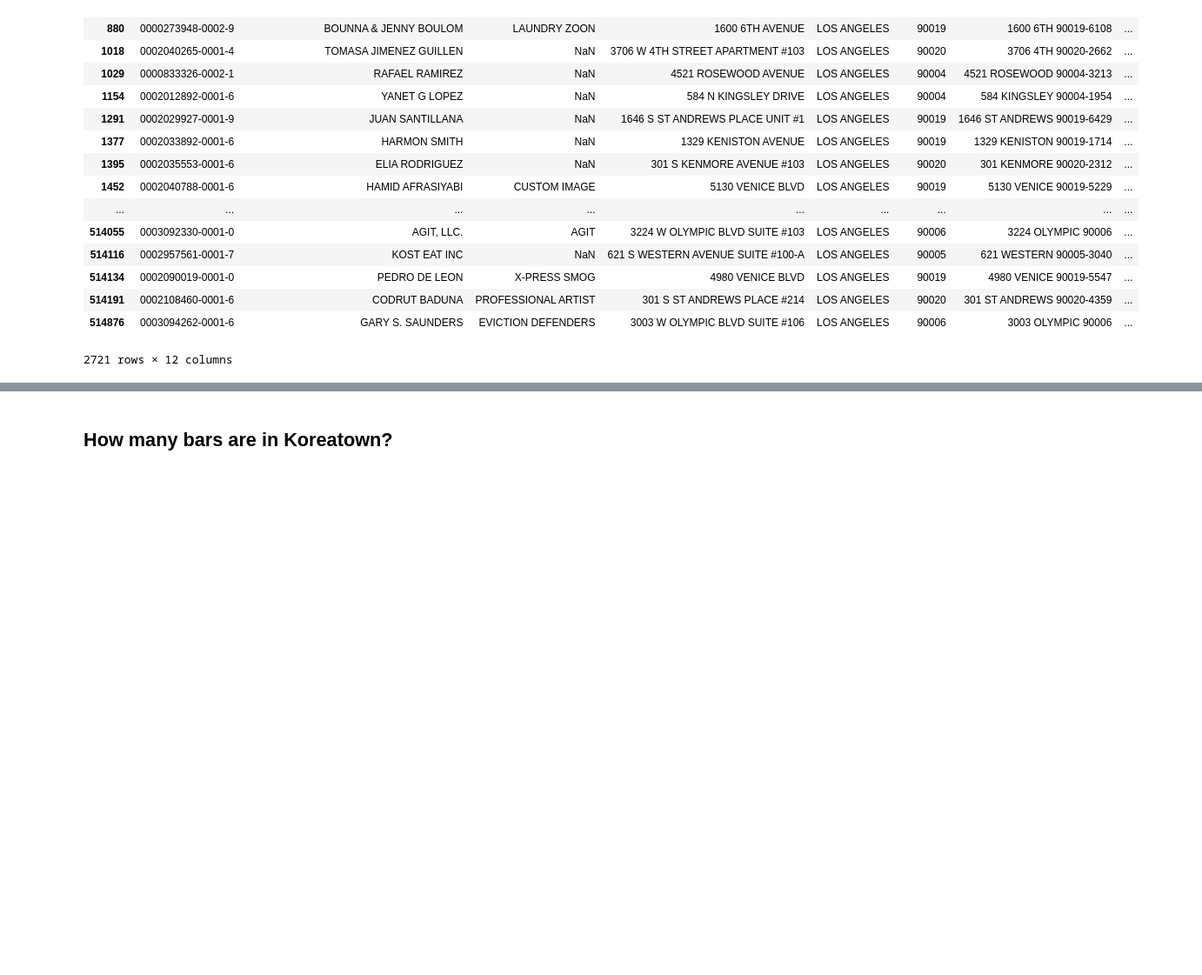
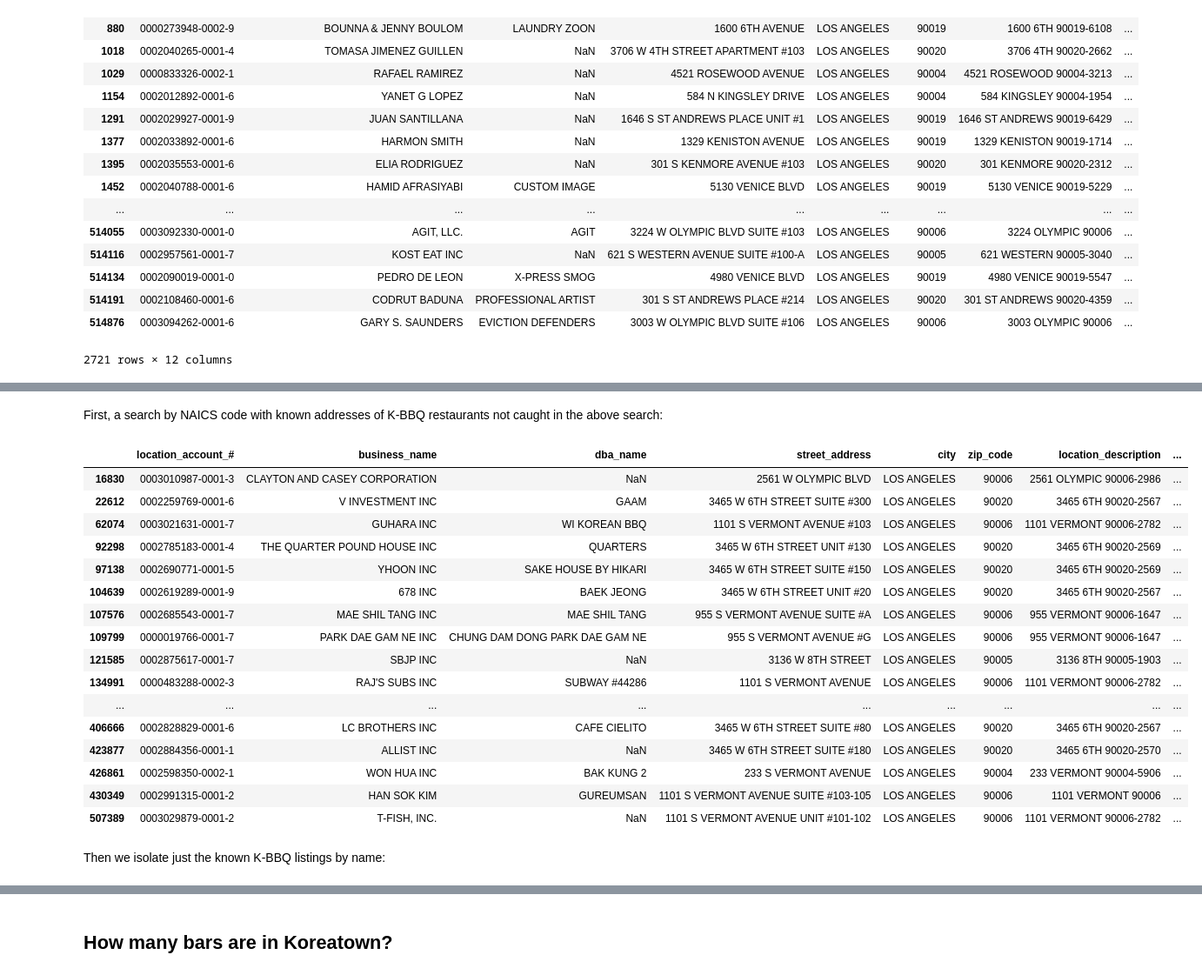
Before and after one commit to russenoire/koreatown, a Jupyter notebook: draft001.ipynb, the cells around one changed output, grey strips where cells are left out. Shown at 87% size. Drawn from its saved outputs; the diff is of its cells as text; code cells hidden in the pictures; blank space fills up the shorter version.

```diff
--- a/draft001.ipynb
+++ b/draft001.ipynb
@@ -182,0 +238,31 @@ ktown_naics_nulls
+# %% [markdown]
+First, a search by NAICS code with known addresses of K-BBQ restaurants not caught in the above search:
+# %%
+ktown_biz.loc[((ktown_biz['naics'] == 722110.0) |
+               (ktown_biz['naics'] == 722211.0) |
+               (ktown_biz['naics'] == 722300.0) |
+               (ktown_biz['naics'] == 311900.0) |
+               (ktown_biz['naics'].isnull()))
+              &
+              (ktown_biz['street_address']
+              .str.contains('3136 W 8TH ST|955 S VERMONT|3465 W 6TH|3744 W 6TH|233 S VERMONT|3819 W 6TH|3429 W 8TH|1101 S VERMO|2561 W OLYMPIC')), :]
+# %% [output]
+|  | location_account_# | business_name | dba_name | street_address | city | zip_code | location_description | ... |
+| 16830 | 0003010987-0001-3 | CLAYTON AND CASEY CORPORATION | NaN | 2561 W OLYMPIC BLVD | LOS ANGELES | 90006 | 2561 OLYMPIC 90006-2986 | ... |
+| 22612 | 0002259769-0001-6 | V INVESTMENT INC | GAAM | 3465 W 6TH STREET SUITE #300 | LOS ANGELES | 90020 | 3465 6TH 90020-2567 | ... |
+| 62074 | 0003021631-0001-7 | GUHARA INC | WI KOREAN BBQ | 1101 S VERMONT AVENUE #103 | LOS ANGELES | 90006 | 1101 VERMONT 90006-2782 | ... |
+| 92298 | 0002785183-0001-4 | THE QUARTER POUND HOUSE INC | QUARTERS | 3465 W 6TH STREET UNIT #130 | LOS ANGELES | 90020 | 3465 6TH 90020-2569 | ... |
+| 97138 | 0002690771-0001-5 | YHOON INC | SAKE HOUSE BY HIKARI | 3465 W 6TH STREET SUITE #150 | LOS ANGELES | 90020 | 3465 6TH 90020-2569 | ... |
+| 104639 | 0002619289-0001-9 | 678 INC | BAEK JEONG | 3465 W 6TH STREET UNIT #20 | LOS ANGELES | 90020 | 3465 6TH 90020-2567 | ... |
+| 107576 | 0002685543-0001-7 | MAE SHIL TANG INC | MAE SHIL TANG | 955 S VERMONT AVENUE SUITE #A | LOS ANGELES | 90006 | 955 VERMONT 90006-1647 | ... |
+| 109799 | 0000019766-0001-7 | PARK DAE GAM NE INC | CHUNG DAM DONG PARK DAE GAM NE | 955 S VERMONT AVENUE #G | LOS ANGELES | 90006 | 955 VERMONT 90006-1647 | ... |
+| 121585 | 0002875617-0001-7 | SBJP INC | NaN | 3136 W 8TH STREET | LOS ANGELES | 90005 | 3136 8TH 90005-1903 | ... |
+| 134991 | 0000483288-0002-3 | RAJ'S SUBS INC | SUBWAY #44286 | 1101 S VERMONT AVENUE | LOS ANGELES | 90006 | 1101 VERMONT 90006-2782 | ... |
+| ... | ... | ... | ... | ... | ... | ... | ... | ... |
+| 406666 | 0002828829-0001-6 | LC BROTHERS INC | CAFE CIELITO | 3465 W 6TH STREET SUITE #80 | LOS ANGELES | 90020 | 3465 6TH 90020-2567 | ... |
+| 423877 | 0002884356-0001-1 | ALLIST INC | NaN | 3465 W 6TH STREET SUITE #180 | LOS ANGELES | 90020 | 3465 6TH 90020-2570 | ... |
+| 426861 | 0002598350-0002-1 | WON HUA INC | BAK KUNG 2 | 233 S VERMONT AVENUE | LOS ANGELES | 90004 | 233 VERMONT 90004-5906 | ... |
+| 430349 | 0002991315-0001-2 | HAN SOK KIM | GUREUMSAN | 1101 S VERMONT AVENUE SUITE #103-105 | LOS ANGELES | 90006 | 1101 VERMONT 90006 | ... |
+| 507389 | 0003029879-0001-2 | T-FISH, INC. | NaN | 1101 S VERMONT AVENUE UNIT #101-102 | LOS ANGELES | 90006 | 1101 VERMONT 90006-2782 | ... |
+# %% [markdown]
+Then we isolate just the known K-BBQ listings by name:
```
Also changed, not shown: parts of 28 cells of this notebook.
